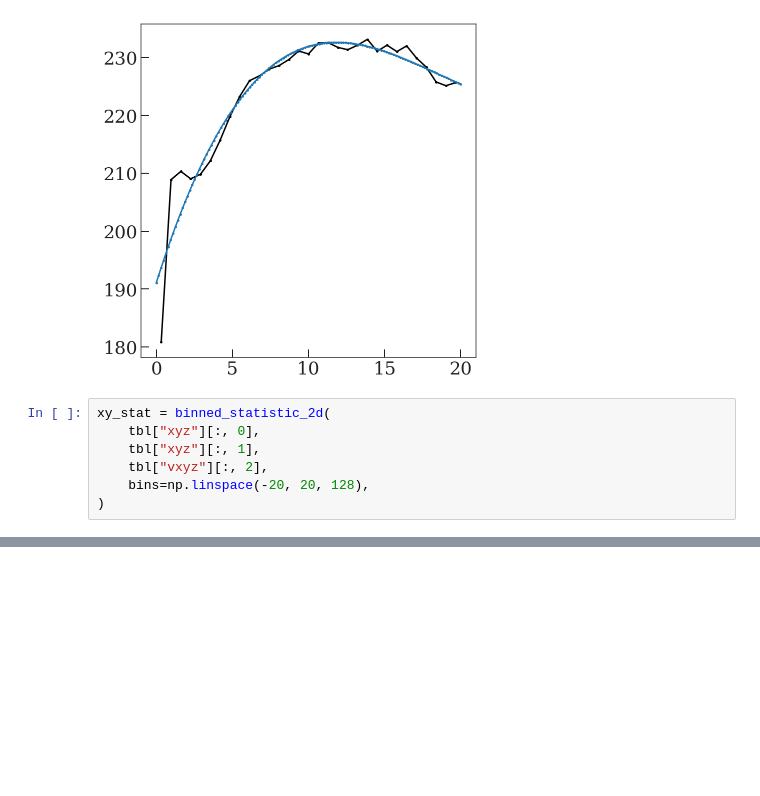
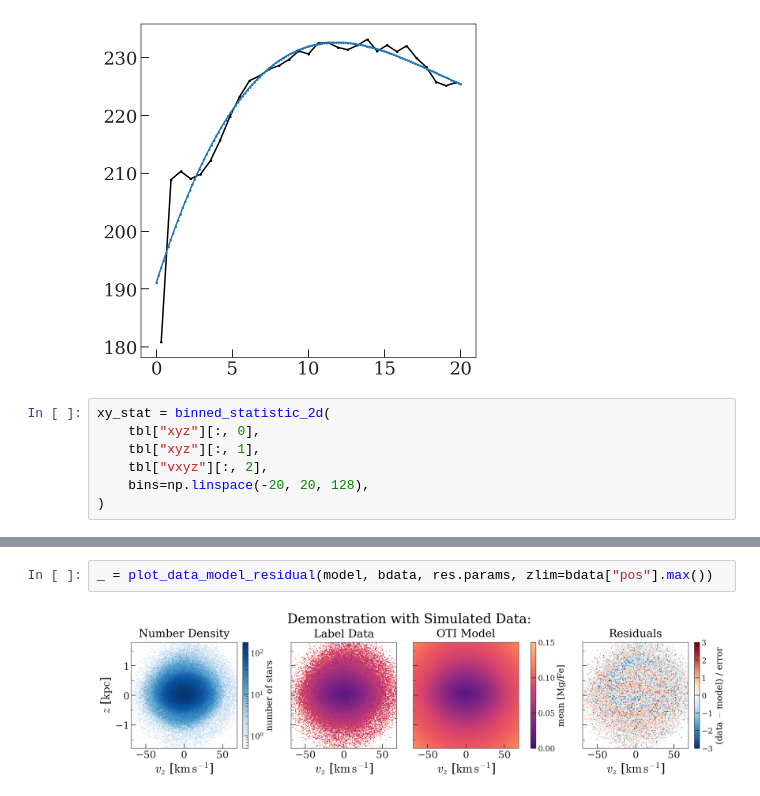
Before and after one commit to adrn/empirical-af, a Jupyter notebook: scripts/Jason-sim-find-good-volume.ipynb, the cells around one changed output, grey strips where cells are left out. Drawn from its saved outputs; the diff is of its cells as text; blank space fills up the shorter version.

```diff
--- a/scripts/Jason-sim-find-good-volume.ipynb
+++ b/scripts/Jason-sim-find-good-volume.ipynb
@@ -123,0 +234,4 @@ _ = plot_bdata(bdata, label_vlim=(0, 0.2))
+# %%
+_ = plot_data_model_residual(model, bdata, res.params, zlim=bdata["pos"].max())
+# %% [output]
+[figure, added]
```
Also changed, not shown: parts of 23 cells of this notebook, 8 other files.
